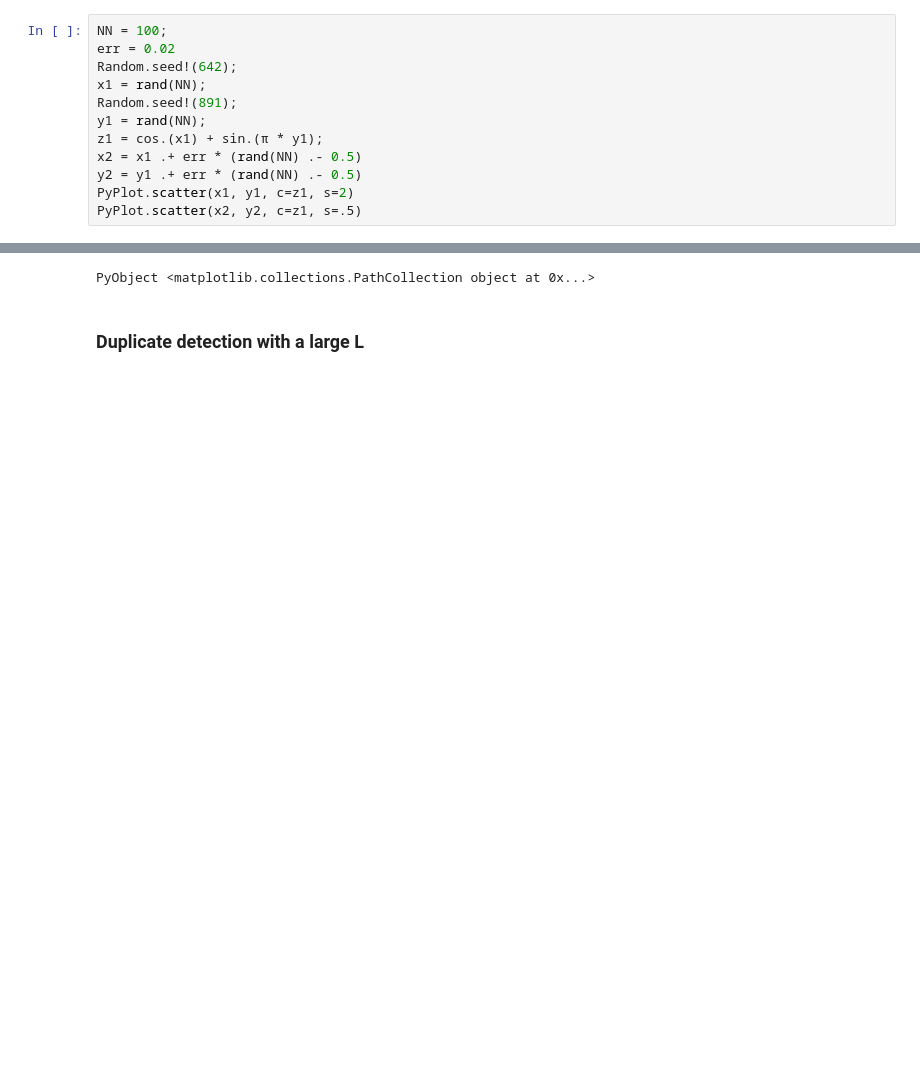
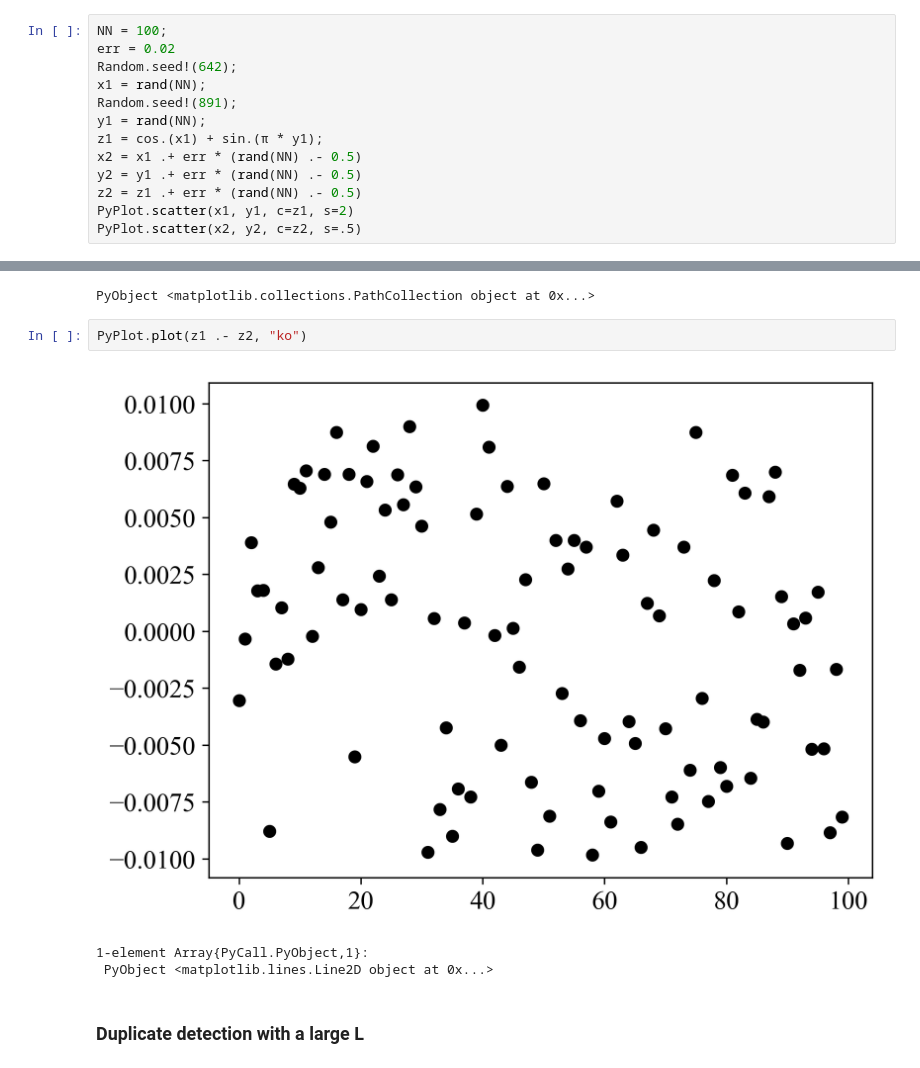
Before and after one commit to gher-uliege/SeaDataCloud, a Jupyter notebook: Julia/Climatologies/duplicate_detection_smallarea.ipynb, the cells around one changed output, grey strips where cells are left out. Drawn from its saved outputs; the diff is of its cells as text; blank space fills up the shorter version.

```diff
--- a/Julia/Climatologies/duplicate_detection_smallarea.ipynb
+++ b/Julia/Climatologies/duplicate_detection_smallarea.ipynb
@@ -173,11 +255,18 @@ y1 = rand(NN);
 z1 = cos.(x1) + sin.(π * y1);
 x2 = x1 .+ err * (rand(NN) .- 0.5)
 y2 = y1 .+ err * (rand(NN) .- 0.5)
+z2 = z1 .+ err * (rand(NN) .- 0.5)
 PyPlot.scatter(x1, y1, c=z1, s=2)
-PyPlot.scatter(x2, y2, c=z1, s=.5)
+PyPlot.scatter(x2, y2, c=z2, s=.5)
 # %% [output]
 [figure]
 PyObject <matplotlib.collections.PathCollection object at 0x...>
+# %%
+PyPlot.plot(z1 .- z2, "ko")
+# %% [output]
+[figure, added]
+1-element Array{PyCall.PyObject,1}:
+ PyObject <matplotlib.lines.Line2D object at 0x...>
 # %% [markdown]
 ### Duplicate detection with a large L
 # %%
```
Also changed, not shown: parts of 23 cells of this notebook, 20 other files.
